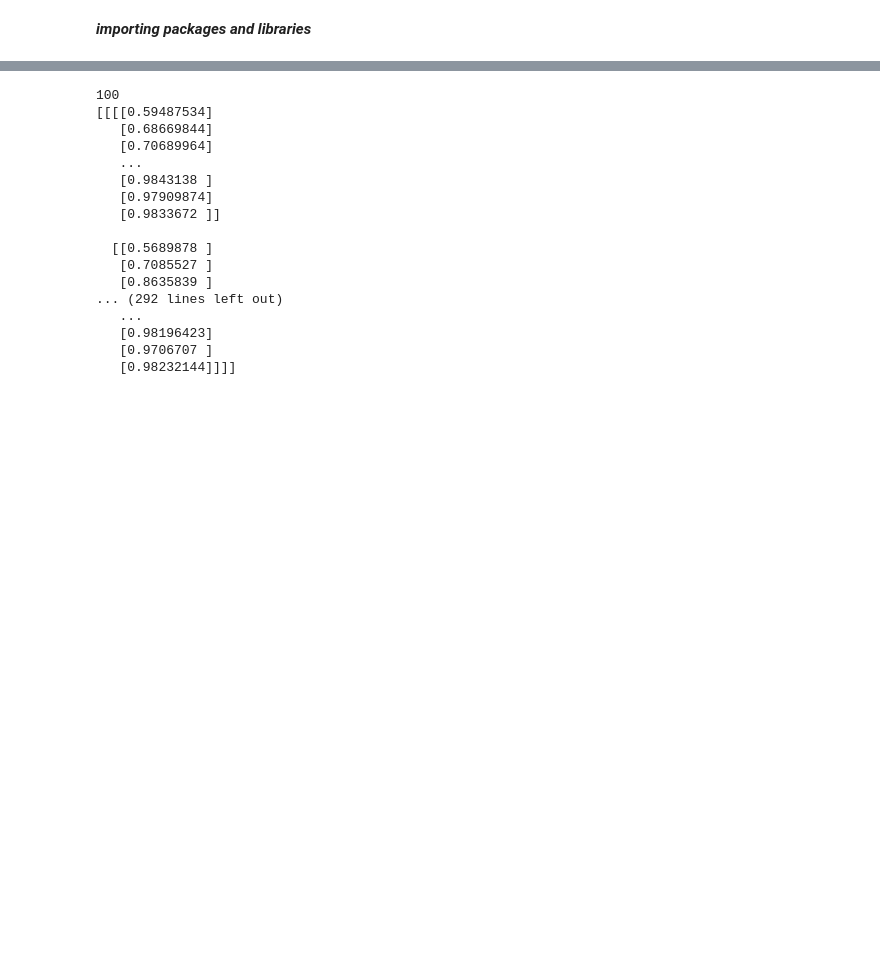
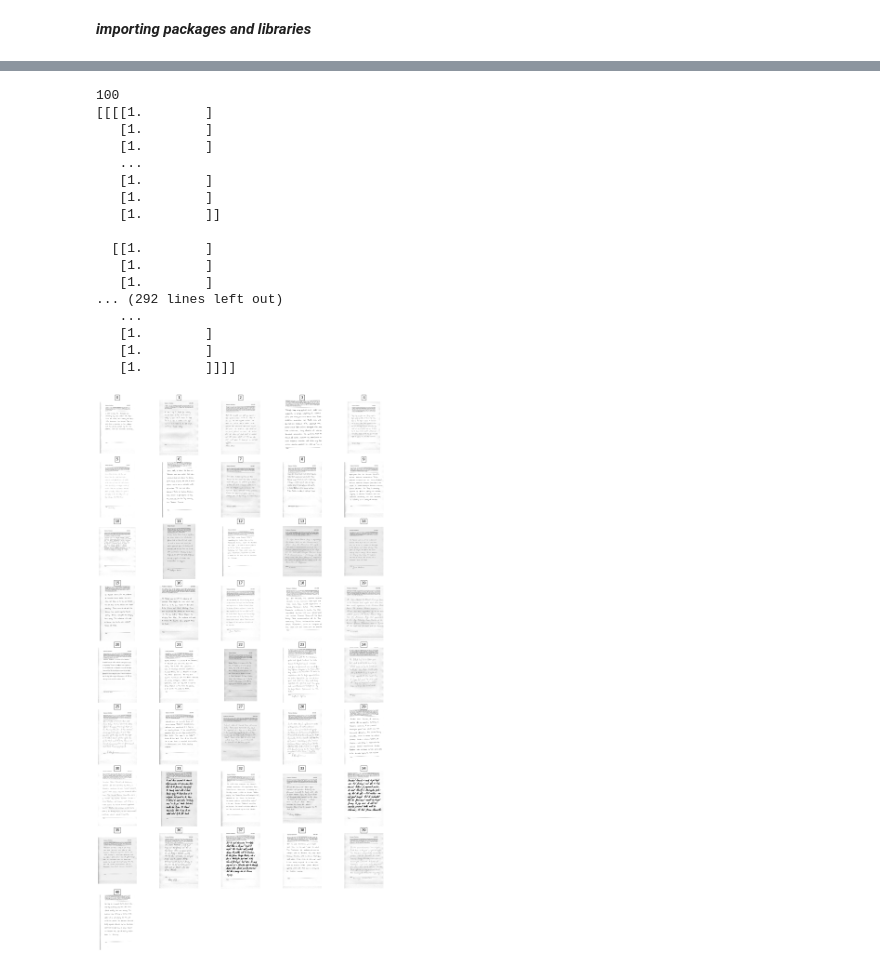
Before and after one commit to Hungry-munk/CRNN-for-OCR-, a Jupyter notebook: data_processing.ipynb, the cells around one changed output, grey strips where cells are left out. Drawn from its saved outputs; the diff is of its cells as text; code cells hidden in the pictures; blank space fills up the shorter version.

Commit message:
incorporated and slightly changed augmentation model

```diff
--- a/data_processing.ipynb
+++ b/data_processing.ipynb
@@ -45,9 +45,9 @@ def pre_process_image(image_path, target_height):
 # %%
 def build_augmentation_model():
     augmentation_model = tf.keras.Sequential([
-        RandomBrightness(factor=(-0.05, 0.05), value_range=(0, 1)),
+        RandomBrightness(factor=(-0.1, 0.1), value_range=(0, 1)),
         RandomContrast(factor=0.05),
-        RandomZoom(height_factor=(-0.02, 0.02), width_factor=(-0.02, 0.02), fill_mode='constant', fill_value=1.0)
+        RandomZoom(height_factor=(-0.2, 0.2), width_factor=(-0.2, 0.2), fill_mode='constant', fill_value=1.0)
 
     ])
     return augmentation_model
@@ -88,7 +90,7 @@ input and output retrieval for batch generation...
 
 """
 # %%
-def batch_generator(image_paths , batch_size, target_height, augmentation_probability = 0.2, batch_data_split = (0.4, 0.6)):
+def batch_generator(image_paths , batch_size, target_height, augmentation_probability = 0.3, batch_data_split = (0.4, 0.6)):
     forms_ex = pl.Path(image_paths[0])
     sentence_ex = pl.Path(image_paths[1])
     #keep track of last image from the imageg data base
@@ -98,6 +100,7 @@ def batch_generator(image_paths , batch_size, target_height, augmentation_probab
     forms_tot_num = round(batch_size * batch_data_split[0])
     senetence_tot_num = round(batch_size * batch_data_split[1])
 
+    augmentation_model = build_augmentation_model()
     while True:
         batch = [] #initilaise batch array
 
@@ -113,6 +116,8 @@ def batch_generator(image_paths , batch_size, target_height, augmentation_probab
                 if not isinstance(image_path,str):
                     image_path = str(image_path)
                 image = pre_process_image(image_path, target_height)
+                if np.random.rand() > augmentation_probability:
+                    image = augmentation_model(image)
                 batch.append(image)
         break
     #convert batch array into numpy array for tensorflow training
@@ -125,19 +156,19 @@ print(c.test_batch_size)
 print(batch)
 # %% [output]
 100
-[[[[0.59487534]
-   [0.68669844]
-   [0.70689964]
+[[[[1.        ]
+   [1.        ]
+   [1.        ]
    ...
-   [0.9843138 ]
-   [0.97909874]
-   [0.9833672 ]]
+   [1.        ]
+   [1.        ]
+   [1.        ]]
 
-  [[0.5689878 ]
-   [0.7085527 ]
-   [0.8635839 ]
+  [[1.        ]
+   [1.        ]
+   [1.        ]
 ... (292 lines left out)
    ...
-   [0.98196423]
-   [0.9706707 ]
-   [0.98232144]]]]
+   [1.        ]
+   [1.        ]
+   [1.        ]]]]
@@ -169,0 +175,4 @@ def inpute_batch_displayer(batch):
+# %%
+inpute_batch_displayer(batch)
+# %% [output]
+[figure, added]
```
Also changed, not shown: parts of 3 cells of this notebook.
